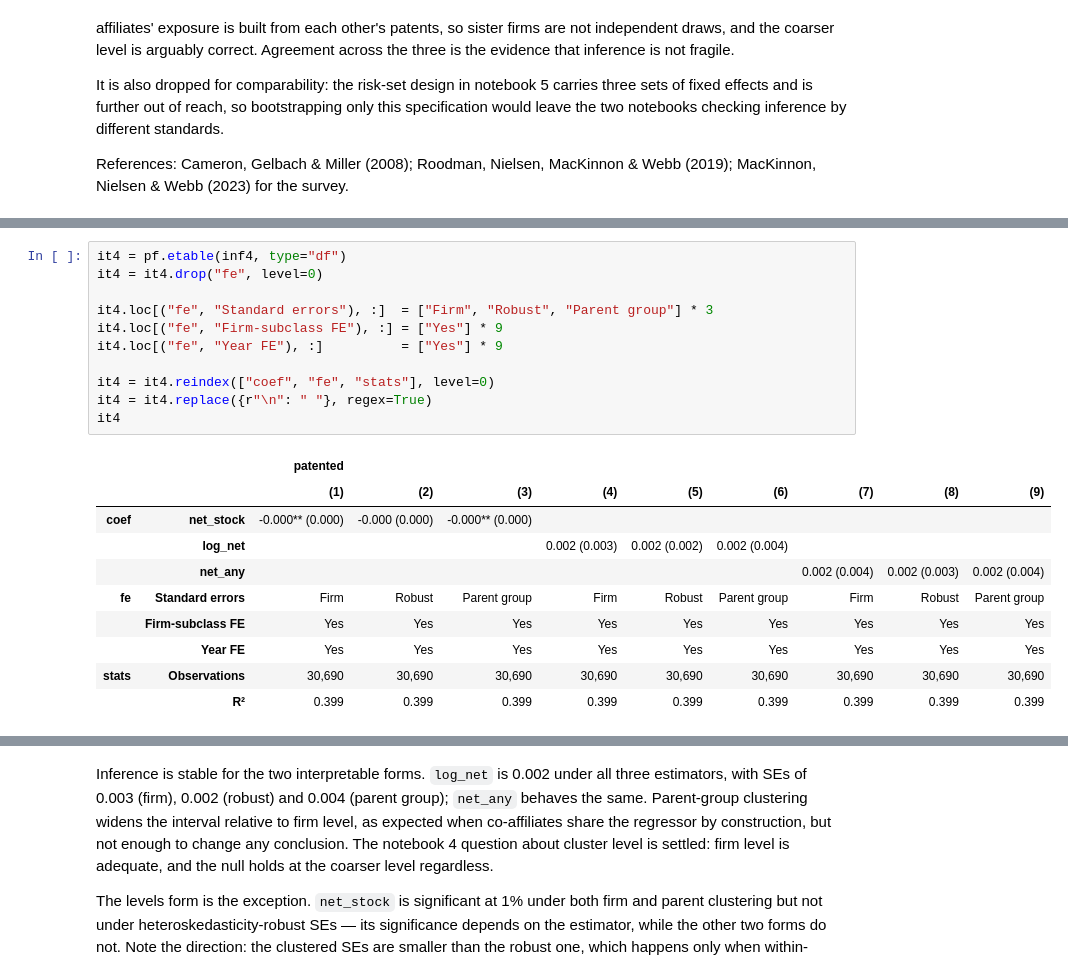
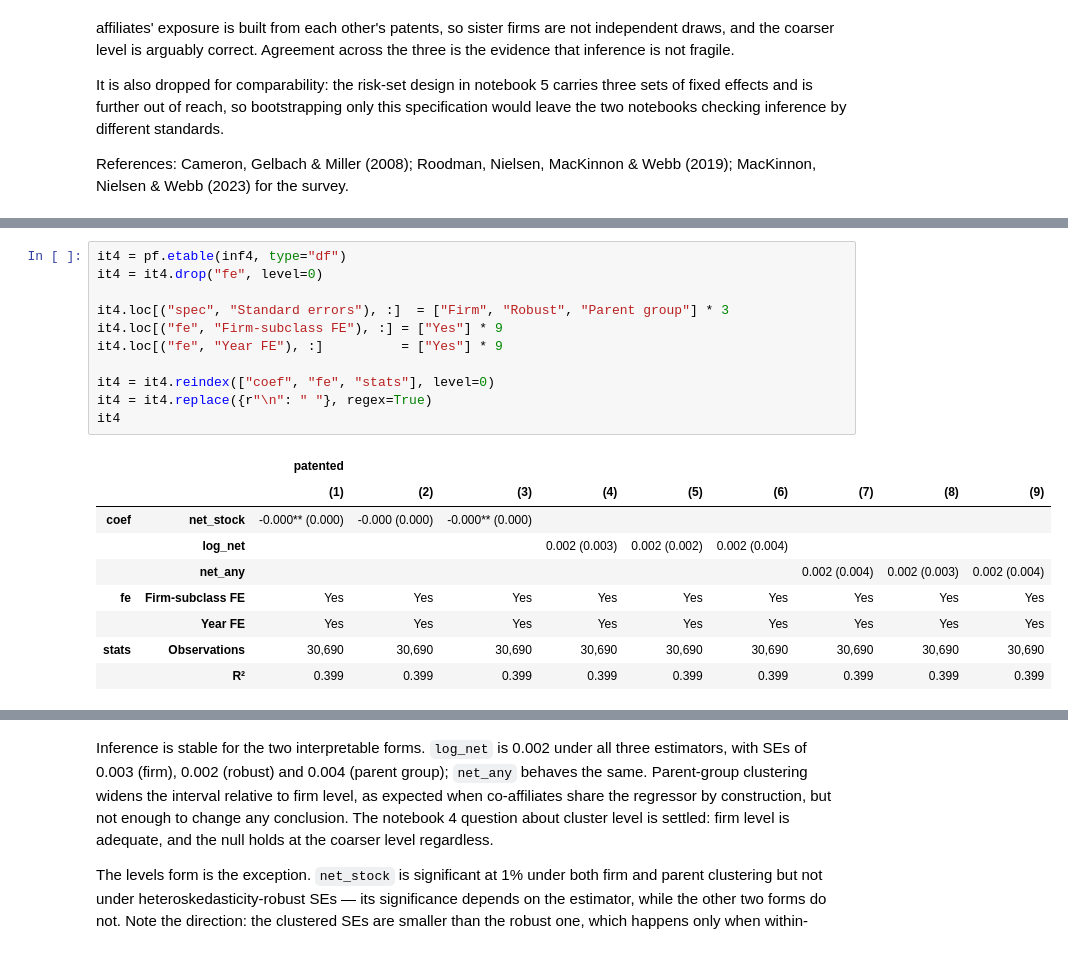
Before and after one commit to Nick-Pupkin/IMT-Lucca, a Jupyter notebook: 4_Estimation.ipynb, the cells around one changed output, grey strips where cells are left out. Cells and saved outputs as stored; diff of their text form.

```diff
--- a/4_Estimation.ipynb
+++ b/4_Estimation.ipynb
@@ -302,22 +302,21 @@ pf.etable(inf4)
 # %%
 it4 = pf.etable(inf4, type="df")
 it4 = it4.drop("fe", level=0)
 
-it4.loc[("fe", "Standard errors"), :]  = ["Firm", "Robust", "Parent group"] * 3
+it4.loc[("spec", "Standard errors"), :]  = ["Firm", "Robust", "Parent group"] * 3
 it4.loc[("fe", "Firm-subclass FE"), :] = ["Yes"] * 9
 it4.loc[("fe", "Year FE"), :]          = ["Yes"] * 9
 
 it4 = it4.reindex(["coef", "fe", "stats"], level=0)
 it4 = it4.replace({r"\n": " "}, regex=True)
 it4
 # %% [output]
 |  |  | patented |  |  |  |  |  |  |  |  |
 |  |  | (1) | (2) | (3) | (4) | (5) | (6) | (7) | (8) | (9) |
 | coef | net_stock | -0.000** (0.000) | -0.000 (0.000) | -0.000** (0.000) |  |  |  |  |  |  |
 |  | log_net |  |  |  | 0.002 (0.003) | 0.002 (0.002) | 0.002 (0.004) |  |  |  |
 |  | net_any |  |  |  |  |  |  | 0.002 (0.004) | 0.002 (0.003) | 0.002 (0.004) |
-| fe | Standard errors | Firm | Robust | Parent group | Firm | Robust | Parent group | Firm | Robust | Parent group |
-|  | Firm-subclass FE | Yes | Yes | Yes | Yes | Yes | Yes | Yes | Yes | Yes |
+| fe | Firm-subclass FE | Yes | Yes | Yes | Yes | Yes | Yes | Yes | Yes | Yes |
 |  | Year FE | Yes | Yes | Yes | Yes | Yes | Yes | Yes | Yes | Yes |
 | stats | Observations | 30,690 | 30,690 | 30,690 | 30,690 | 30,690 | 30,690 | 30,690 | 30,690 | 30,690 |
 |  | R² | 0.399 | 0.399 | 0.399 | 0.399 | 0.399 | 0.399 | 0.399 | 0.399 | 0.399 |
```
Also changed, not shown: parts of 1 cell of this notebook, 3 other files.
